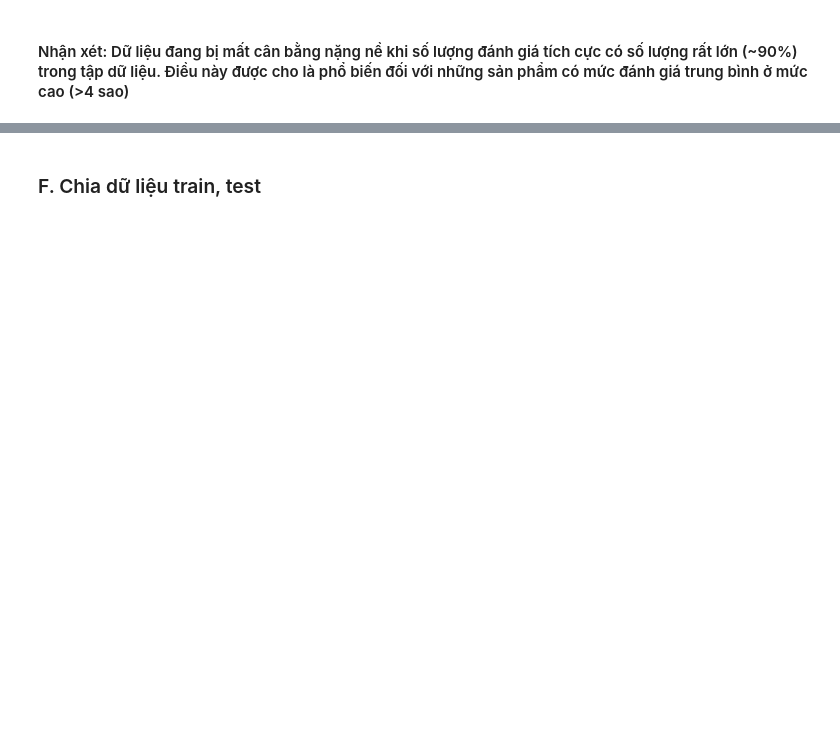
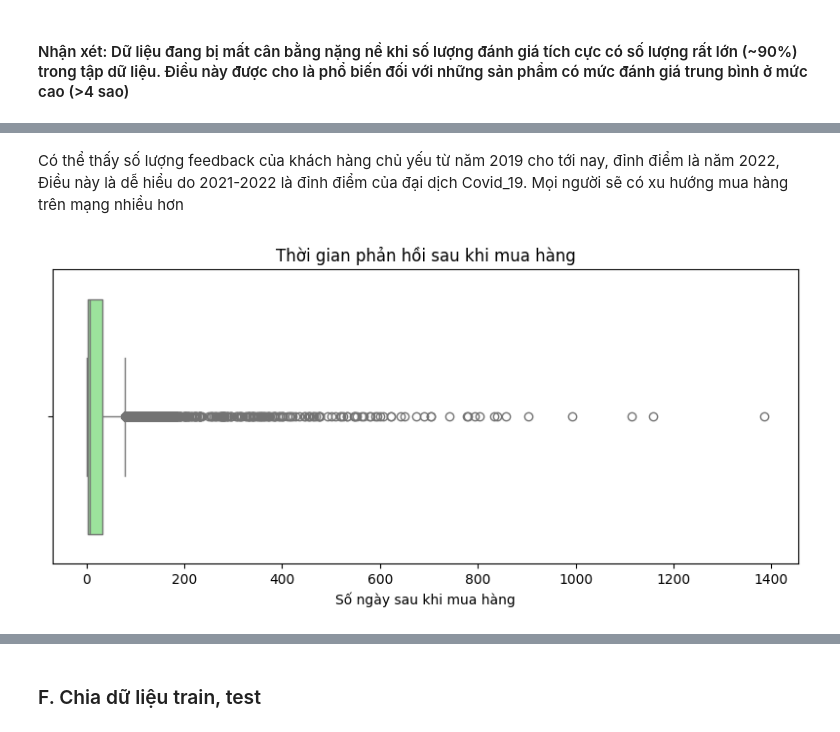
Before and after one commit to vmthuan703/NLP_clustering_VN_Sentiment, a Jupyter notebook: Source/NLP_clustering_VN_Sentiment.ipynb, the cells around one changed output, grey strips where cells are left out. Saved outputs shown, nothing was run; the diff lists cells and outputs as text; code cells hidden in the pictures; blank space fills up the shorter version.

```diff
--- a/Source/NLP_clustering_VN_Sentiment.ipynb
+++ b/Source/NLP_clustering_VN_Sentiment.ipynb
@@ -367,0 +416,18 @@ plt.show()
+# %% [markdown]
+Có thể thấy số lượng feedback của khách hàng chủ yếu từ năm 2019 cho tới nay, đỉnh điểm là năm 2022, Điều này là dễ hiểu do 2021-2022 là đỉnh điểm của đại dịch Covid_19. Mọi người sẽ có xu hướng mua hàng trên mạng nhiều hơn
+# %%
+
+# Ép kiểu datetime cho hai cột ngày
+df['created_at'] = pd.to_datetime(df['created_at'], format='%d/%m/%Y', errors='coerce')
+df['purchased_date'] = pd.to_datetime(df['purchased_date'], format='%d/%m/%Y', errors='coerce')
+df = df.dropna(subset=['created_at', 'purchased_date'])
+df['days_between'] = (df['created_at'] - df['purchased_date']).dt.days
+df = df[df['days_between'] >= 0]
+plt.figure(figsize=(8, 4))
+sns.boxplot(x=df['days_between'], color='lightgreen')
+plt.title('Thời gian phản hồi sau khi mua hàng')
+plt.xlabel('Số ngày sau khi mua hàng')
+plt.tight_layout()
+plt.show()
+# %% [output]
+[figure, added]
```
Also changed, not shown: parts of 25 cells of this notebook, 2 other files.
